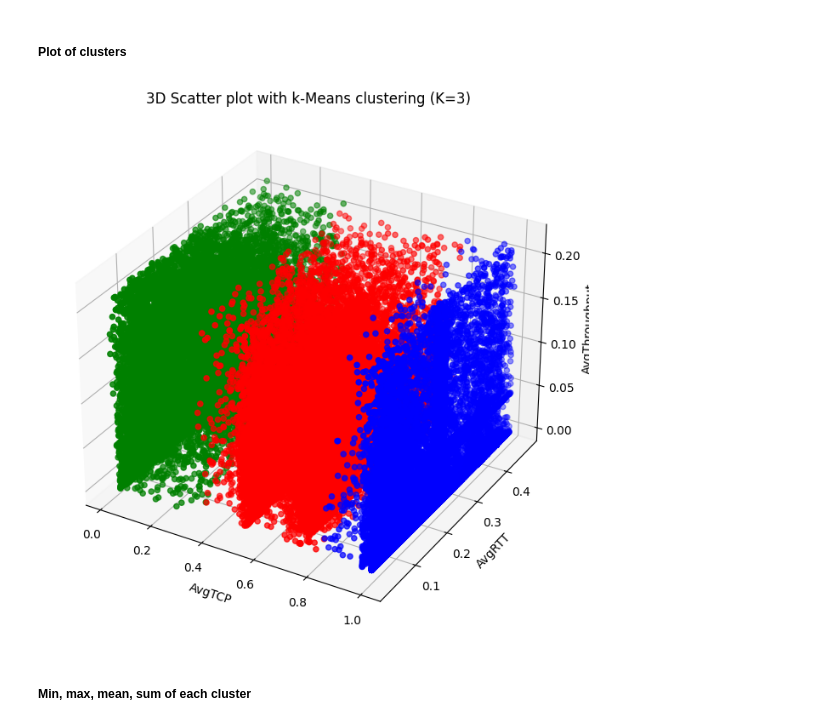
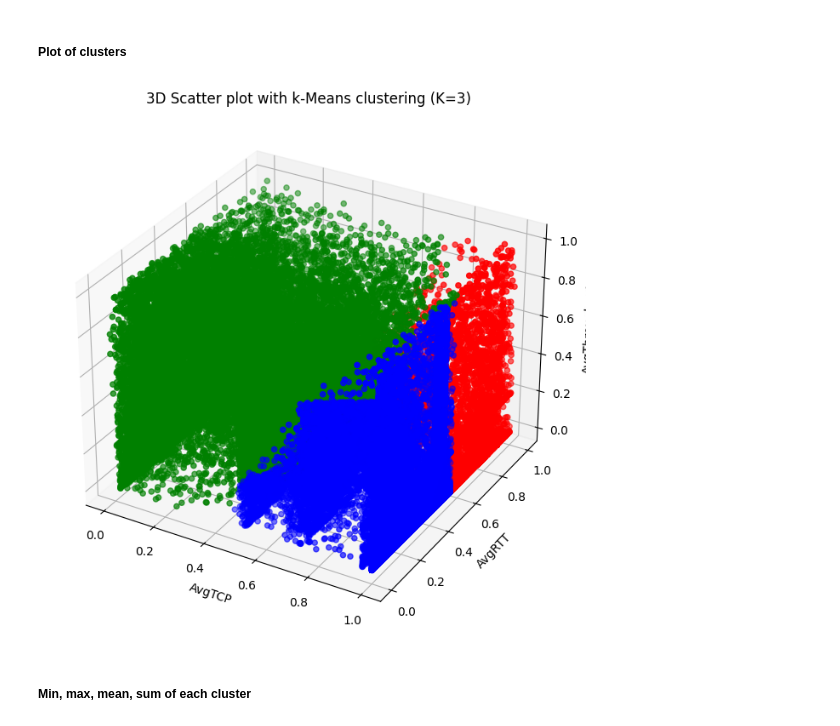
Before and after one commit to Misganaw-Berihun/User_analytics_in_Telecommunication, a Jupyter notebook: notebooks/04_experience_anaytics.ipynb, the cells around one changed output. Drawn from its saved outputs; the diff is of its cells as text; code cells hidden in the pictures.

```diff
--- a/notebooks/04_experience_anaytics.ipynb
+++ b/notebooks/04_experience_anaytics.ipynb
@@ -392,40 +386,40 @@ The optimal k = 3
 ##### Clustering into k = 3 groups
 # %%
 selected_columns = columns_to_normalize
-X = processed_df[selected_columns]
+X = df_normalized[selected_columns]
 k = 3
 
 kmeans = KMeans(n_clusters=k, random_state=0, n_init=15)
 kmeans.fit(X)
 
-processed_df['Cluster'] = kmeans.labels_
+df_normalized['Cluster'] = kmeans.labels_
 # %% [markdown]
 ##### Plot of clusters
 # %%
 fig = plt.figure(figsize=(10, 8))
 ax = fig.add_subplot(111, projection='3d')
 
 cluster_colors = {0: 'red', 1: 'blue', 2:'green'}
 
 
 for cluster_label, color in cluster_colors.items():
-    cluster_data = processed_df[processed_df['Cluster'] == cluster_label]
+    cluster_data = df_normalized[df_normalized['Cluster'] == cluster_label]
     ax.scatter(
         cluster_data['AvgTCP'],
         cluster_data['AvgRTT'],
         cluster_data['AvgThroughput'],
         label=f'Cluster {cluster_label}',
         color=color
         )
 
 ax.set_xlabel('AvgTCP')
 ax.set_ylabel('AvgRTT')
 ax.set_zlabel('AvgThroughput')
 
 plt.title(f'3D Scatter plot with k-Means clustering (K={k})')
 plt.show()
 # %% [output]
-[figure, old version]
+[figure, new version]
 # %% [markdown]
 ##### Min, max, mean, sum of each cluster
 # %%
```
Also changed, not shown: parts of 7 cells of this notebook, 3 other files.
